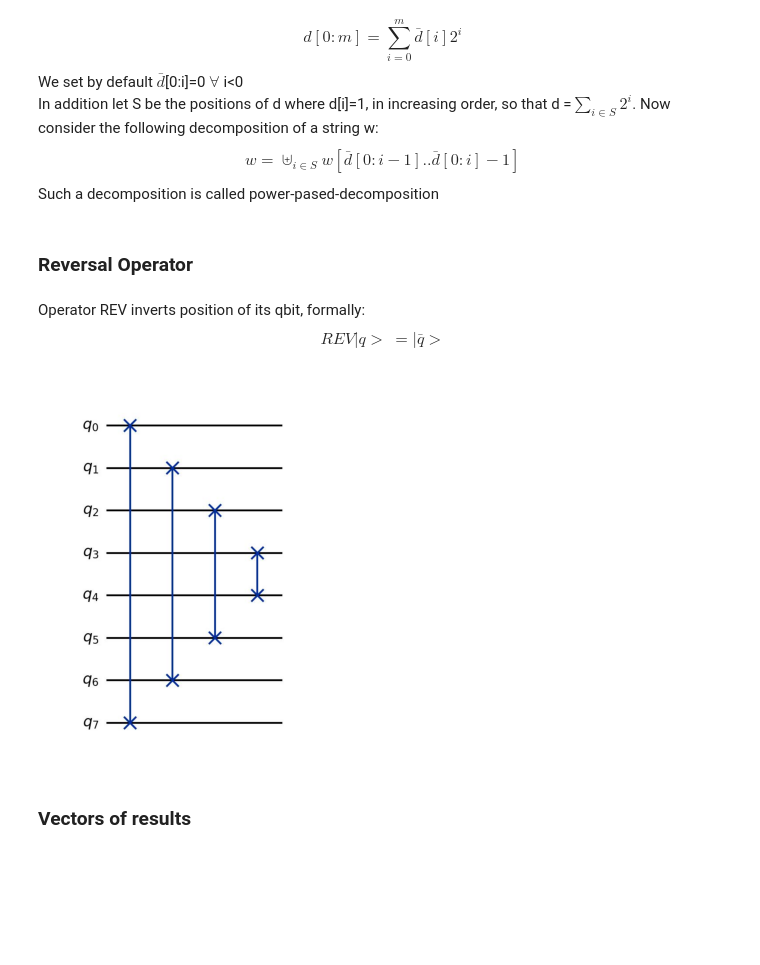
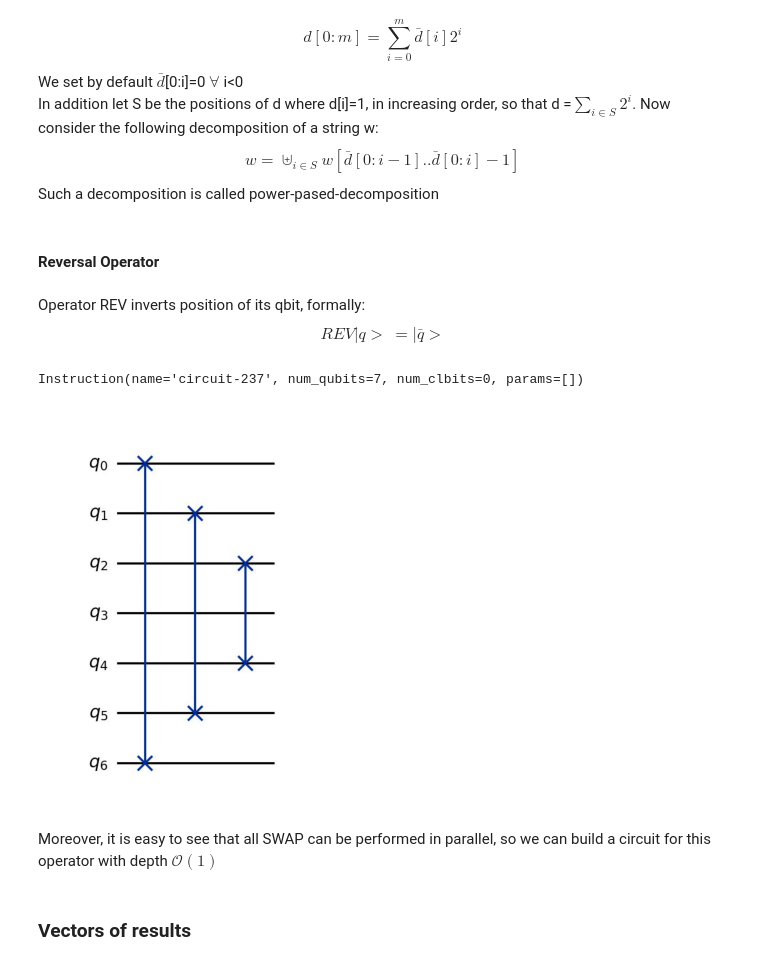
Before and after one commit to alexinho30/QuantumFixedMatching, a Jupyter notebook: QSC.ipynb, the cells around one changed output. Cells and saved outputs as stored; diff of their text form; code cells hidden in the pictures; blank space fills up the shorter version.

```diff
--- a/QSC.ipynb
+++ b/QSC.ipynb
@@ -109,9 +114,14 @@ Below you can find some utility routine that we will use later.
 # %%
 #print the quantum circuit passed to the function
-def draw_circuit(circuit):
+# arg:
+#    circuit: QuantumCircuit
+# return:
+#    None
+def draw_circuit(circuit: QuantumCircuit):
     circuit.draw(output='mpl',filename="image.jpg")
     fig, ax = plt.subplots()
     im = mpimg.imread('image.jpg')
+    matplotlib.rcParams['figure.figsize'] = [5, 5]
     ax.axis('off')
     ax.imshow(im)
 # %%
@@ -222,26 +295,38 @@ w=\uplus_{i\in{S}}w[\bar{d}[0:i-1]..\bar{d}[0:i]-1]
 $$
 Such a decomposition is called power-pased-decomposition
 # %% [markdown]
-### Reversal Operator
+#### Reversal Operator
 # %% [markdown]
 Operator REV inverts position of its qbit, formally:
 $$
 REV|q>\ = |\bar q>
 $$
 # %%
-def REV(dLen, draw):
-    qc = QuantumCircuit(dLen)
+#Reverse qbits of a register
+# arg
+#    n: dimension of the register
+#    draw: boolean parameter for printing the gate
+# return
+#   a gate
 
-    for i in range(0, floor(dLen/2)):
-        qc.swap(i, dLen - i - 1)
+def REV(n: int, draw: bool) -> Gate:
+    qc = QuantumCircuit(n)
+
+    for i in range(0, floor(n/2)):
+        qc.swap(i, n - i - 1)
 
     if(draw): draw_circuit(qc)
     qc = qc.to_gate(label="REV")
     return qc
 
-circuit = REV(8, True)
+#Example:
+#Reverse a 7 qbits register
+REV(7, True)
 # %% [output]
+Instruction(name='circuit-237', num_qubits=7, num_clbits=0, params=[])
-[figure, old version]
+[figure, new version]
+# %% [markdown]
+Moreover, it is easy to see that all SWAP can be performed in parallel, so we can build a circuit for this operator with depth $\mathcal{O}{(1)}$
 # %% [markdown]
 ### Vectors of results
 # %% [markdown]
```
Also changed, not shown: parts of 51 cells of this notebook.
